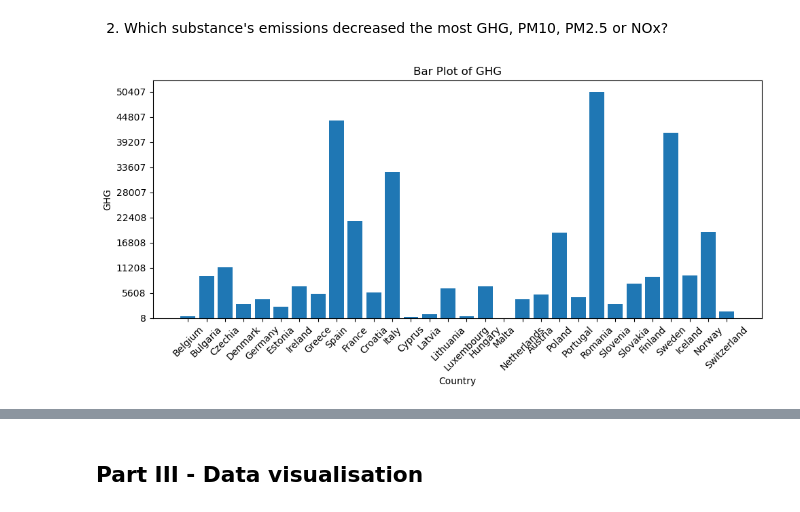
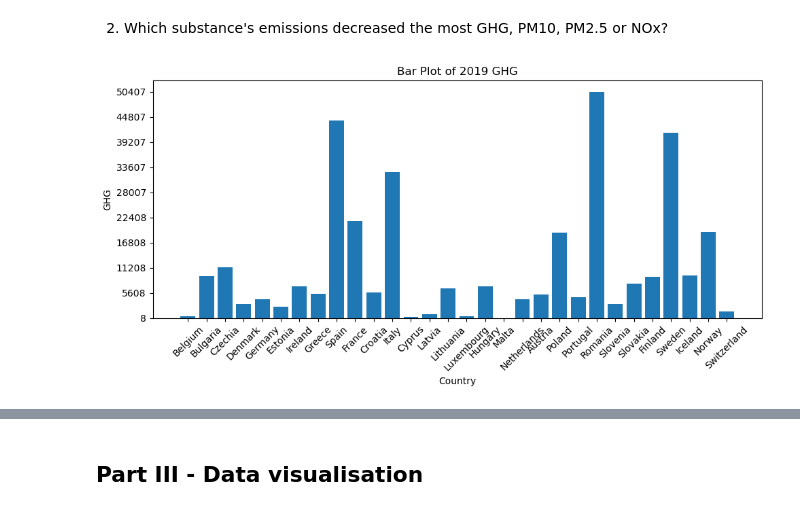
Before and after one commit to HHappy7/TIL6010-GroupProject, a Jupyter notebook: GroupProject-Layout.ipynb, the cells around one changed output, grey strips where cells are left out. Saved outputs shown, nothing was run; the diff lists cells and outputs as text; code cells hidden in the pictures.

```diff
--- a/GroupProject-Layout.ipynb
+++ b/GroupProject-Layout.ipynb
@@ -99,22 +99,22 @@ Peak finding. Check of common peaks between data sets.
 # %%
 
 # Creating a bar plot of a column against another column
 # Creating the bar plot
 plt.figure(figsize=(10, 5))  # Optional: You can set the figure size
 plt.bar(df_GHG['Greenhouse gasses'], df_GHG['2019'])
 plt.xlabel('Country')
 plt.ylabel('GHG')
-plt.title('Bar Plot of GHG')
+plt.title('Bar Plot of 2019 GHG')
 plt.xticks(rotation=45)  # Rotating x-axis labels for better readability
 min_ghg = df_GHG['2019'].min()
 max_ghg = df_GHG['2019'].max()
 
 # Generate evenly spaced y-ticks. Here we're generating 10 ticks for illustration, but you can change this.
 yticks = np.linspace(min_ghg, max_ghg, 10)
 plt.yticks(yticks)
 plt.tight_layout()  # Adjusts the plot to ensure everything fits without overlapping
 
 # Displaying the plot
 plt.show()
 # %% [output]
-[figure, old version]
+[figure, new version]
```
Also changed, not shown: parts of 2 cells of this notebook.
